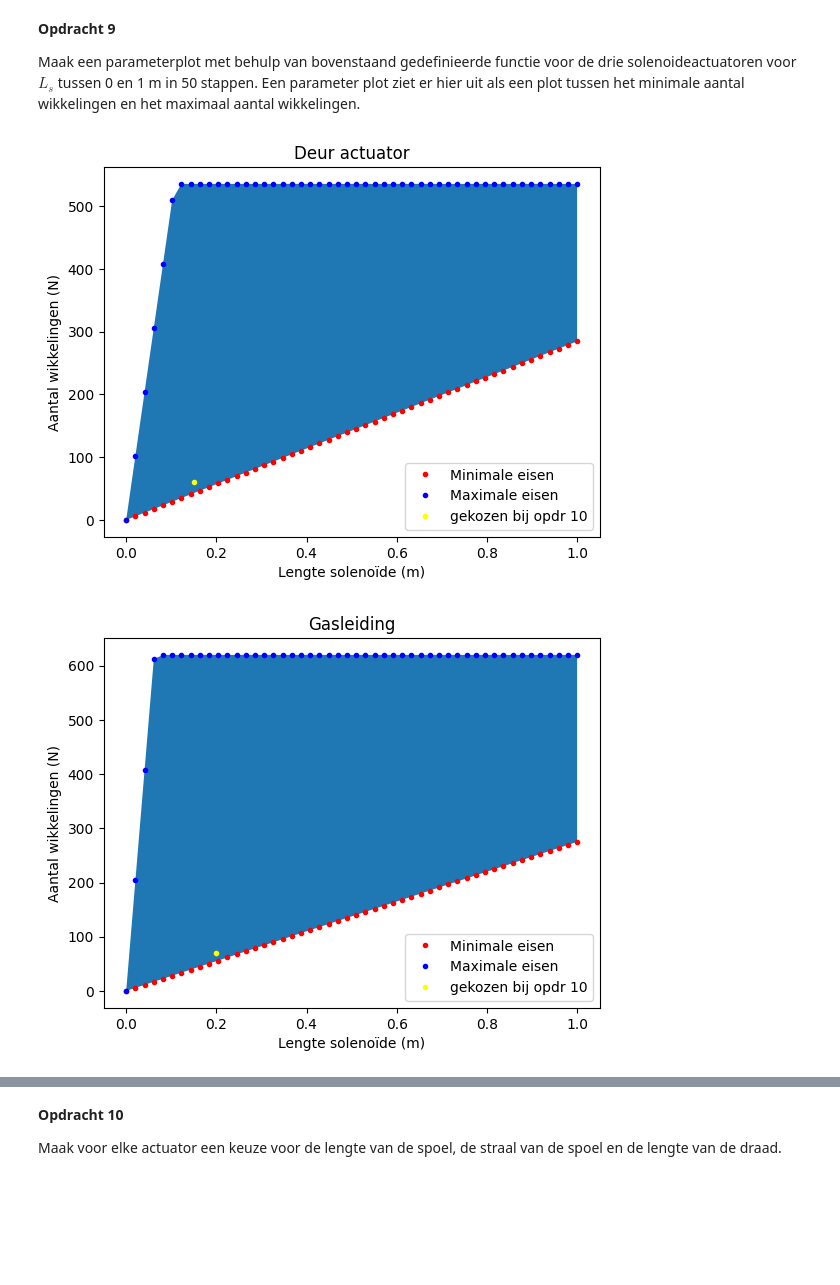
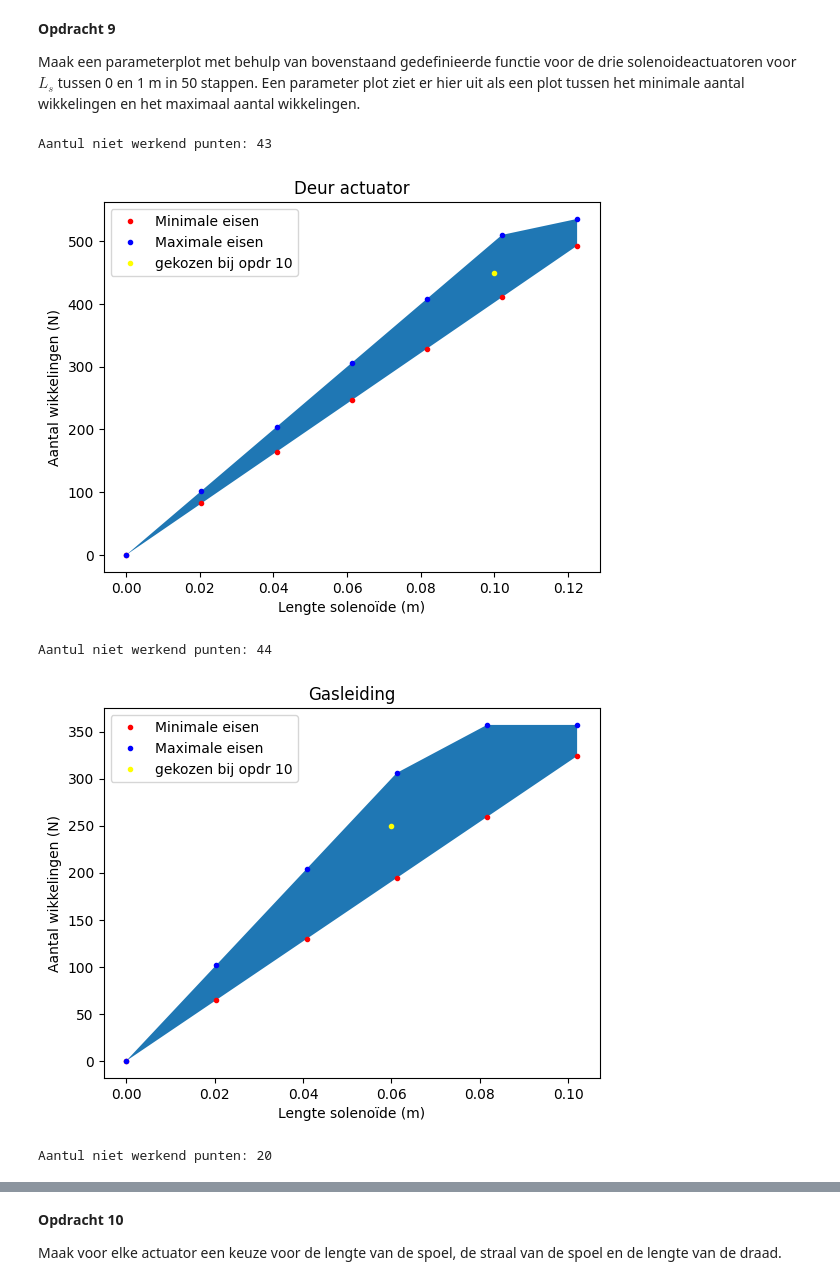
Before and after one commit to IshaSchneiders/opdrachten-DEF-D-Isha_Schneiders, a Jupyter notebook: DigitaleOntwerpopdrachten/2KrachtactuatorOpdracht/2KrachtactuatorOpdracht/KrachtactuatorOpdracht.ipynb, the cells around one changed output, grey strips where cells are left out. Cells and saved outputs as stored; diff of their text form; code cells hidden in the pictures; blank space fills up the shorter version.

```diff
--- a/DigitaleOntwerpopdrachten/2KrachtactuatorOpdracht/2KrachtactuatorOpdracht/KrachtactuatorOpdracht.ipynb
+++ b/DigitaleOntwerpopdrachten/2KrachtactuatorOpdracht/2KrachtactuatorOpdracht/KrachtactuatorOpdracht.ipynb
@@ -149,7 +149,7 @@ def  L_draad(r_d, U, rho_d, I):
 U_batterij = 9 #V
 I_batterij = 0.5 #A
 r_d_batterij = 1e-4 #m
-rho_d = 1.68*1e-8 #soortelijke weerstand van koper Ohm*m
+rho_d = 1.68e-8 #soortelijke weerstand van koper Ohm*m
 
 print("batterij:")
 max_L_batterij = L_draad(r_d_batterij, U_batterij, rho_d, I_batterij)
@@ -157,7 +157,7 @@ max_L_batterij = L_draad(r_d_batterij, U_batterij, rho_d, I_batterij)
 
 #Ontwerp 3 en 4: leiding en Deur slot
 U_uno = 5 #V
-I_uno = 0.04 #A
+I_uno = 40e-3 #A
 r_d_uno = 0.05*1e-3 #m
 print("arduino uno:")
 max_L_uno = L_draad(r_d_uno, U_uno, rho_d, I_uno)
@@ -193,7 +193,7 @@ def aantal_wikkelingen(F_nodig, I, mu_0, mu_r, L_s, r_s, r_d, L_d):
     # Voeg hieronder de formules voor het maximum en minimum aantal wikkelingen.
 
     #N_min = np.sqrt(np.abs((2*F_nodig * (L_s**2))/(np.pi * mu_0 * mu_r * (1-mu_r) * (r_s**2) * (I**2))))
-    N_min=L_s/I*np.sqrt(2*F_nodig/(np.pi*r_s*2*mu_0*(mu_r-1)))
+    N_min=L_s/I*np.sqrt(2*F_nodig/(np.pi*r_s**2*mu_0*(mu_r-1)))
     N_max_1 = (L_s / (2*r_d))
     N_max_2 = L_d / (2*np.pi*r_s)
     N_max = np.minimum(N_max_1,N_max_2)
@@ -234,13 +234,14 @@ mu_0 = 4*np.pi*10**(-7)
 mu_r_ijzer = 50000
 r_s_actuator = 0.01
 F_actuator = 40 #N
+
 N_min_eis_actuator, N_max_eis_actuator = aantal_wikkelingen(F_actuator, I_batterij, mu_0, mu_r_ijzer, L_s_opdr9, r_s_actuator, r_d_batterij, max_L_batterij)
 
 plt.figure()
 plt.fill_between(L_s_opdr9,N_min_eis_actuator,N_max_eis_actuator) # De ruimte tussen de eisen vullen
 plt.plot(L_s_opdr9, N_min_eis_actuator,'r.', label='Minimale eisen')
 plt.plot(L_s_opdr9, N_max_eis_actuator, 'b.', label='Maximale eisen')
-plt.plot(0.15,60,".",color="yellow",label="gekozen bij opdr 10")
+plt.plot(0.1,450,".",color="yellow",label="gekozen bij opdr 10")
 plt.legend()
 plt.title("Deur actuator")
 plt.xlabel("Lengte solenoïde (m)")
@@ -248,36 +249,39 @@ plt.ylabel("Aantal wikkelingen (N)")
 plt.show()
 
 
 #Ontwerp 3: Geleiding
 r_s_geleiding = 0.015
 F_geleiding = 56 #N
-N_min_eis_geleiding, N_max_eis_geleiding = aantal_wikkelingen(F_geleiding, I_batterij, mu_0, mu_r_ijzer, L_s_opdr9, r_s_geleiding, r_d_uno, max_L_uno)
+N_min_eis_geleiding, N_max_eis_geleiding = aantal_wikkelingen(F_geleiding, I_batterij, mu_0, mu_r_ijzer, L_s_opdr9, r_s_geleiding, r_d_batterij, max_L_batterij)
 plt.figure()
 plt.fill_between(L_s_opdr9,N_min_eis_geleiding,N_max_eis_geleiding) # De ruimte tussen de eisen vullen
 plt.plot(L_s_opdr9, N_min_eis_geleiding,'r.', label='Minimale eisen')
 plt.plot(L_s_opdr9, N_max_eis_geleiding, 'b.', label='Maximale eisen')
-plt.plot(0.2,70,".",color="yellow",label="gekozen bij opdr 10")
+plt.plot(0.06,250,".",color="yellow",label="gekozen bij opdr 10")
 plt.legend()
 plt.title("Gasleiding")
 plt.xlabel("Lengte solenoïde (m)")
 plt.ylabel("Aantal wikkelingen (N)")
 plt.show()
 
 
 #Ontwerp 4: Slot
 r_s_slot = 0.01
 F_slot = 2.004 #N
-N_min_eis_slot, N_max_eis_slot = aantal_wikkelingen(F_slot, I_batterij, mu_0, mu_r_ijzer, L_s_opdr9, r_s_slot, r_d_uno, max_L_uno)
+N_min_eis_slot, N_max_eis_slot = aantal_wikkelingen(F_slot, I_batterij, mu_0, mu_r_ijzer, L_s_opdr9, r_s_slot, r_d_batterij, max_L_batterij)
 plt.figure()
 plt.fill_between(L_s_opdr9,N_min_eis_slot,N_max_eis_slot) # De ruimte tussen de eisen vullen
 plt.plot(L_s_opdr9, N_min_eis_slot,'r.', label='Minimale eisen')
 plt.plot(L_s_opdr9, N_max_eis_slot, 'b.', label='Maximale eisen')
-plt.plot(0.1,90,".",color="yellow",label="gekozen bij opdr 10")
+plt.plot(0.1,300,".",color="yellow",label="gekozen bij opdr 10")
 plt.legend()
 plt.title("Slot")
 plt.xlabel("Lengte solenoïde (m)")
 plt.ylabel("Aantal wikkelingen (N)")
 plt.show()
 # %% [output]
+Aantul niet werkend punten: 43
-[figure, old version]
+[figure, new version]
+Aantul niet werkend punten: 44
-[figure, old version]
+[figure, new version]
+Aantul niet werkend punten: 20
```
Also changed, not shown: parts of 11 cells of this notebook.
